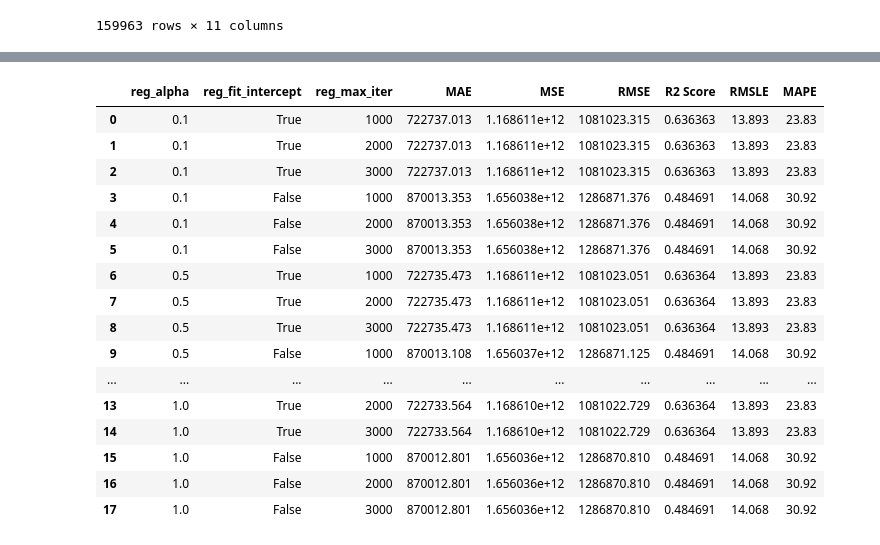
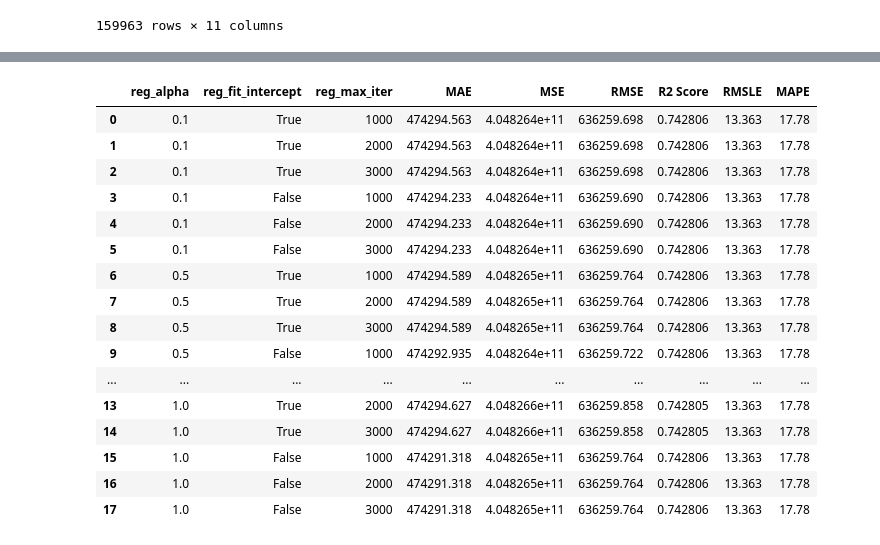
Before and after one commit to hairfann/airfare-prediction, a Jupyter notebook: data_cleaner.ipynb, the cells around one changed output, grey strips where cells are left out. Cells and saved outputs as stored; diff of their text form; code cells hidden in the pictures.

```diff
--- a/data_cleaner.ipynb
+++ b/data_cleaner.ipynb
@@ -195,0 +177,18 @@ flights.groupby(['src', 'dest'])['price'].describe()
+# %%
+business_flights = flights[flights['fare_class'] == 'Business']
+
+# Remove outliers based on IQR
+Q1 = business_flights['price'].quantile(0.25)
+Q3 = business_flights['price'].quantile(0.75)
+IQR = Q3 - Q1
+business_flights = business_flights[(business_flights['price'] >= Q1 - 1.5 * IQR) & (business_flights['price'] <= Q3 + 1.5 * IQR)]
+
+#point plot
+plt.figure(figsize=(10,6))
+plt.xticks(rotation=45)
+plt.title("Price of Business Class Flights")
+plt.xlabel("Airline")
+plt.ylabel("Price")
+plt.grid()
+plt.plot(business_flights['airline'], business_flights['price'], 'ro')
+plt.show()
@@ -195,0 +197,20 @@ flights.groupby(['src', 'dest'])['price'].describe()
+# %%
+economy_flights = flights[flights['fare_class'] == 'Economy']
+
+# Remove outliers based on IQR
+Q1 = economy_flights['price'].quantile(0.25)
+Q3 = economy_flights['price'].quantile(0.75)
+IQR = Q3 - Q1
+economy_flights = economy_flights[(economy_flights['price'] >= Q1 - 1.5 * IQR) & (economy_flights['price'] <= Q3 + 1.5 * IQR)]
+
+#point plot
+plt.figure(figsize=(10,6))
+plt.xticks(rotation=45)
+plt.title("Price of Business Class Flights")
+plt.xlabel("Airline")
+plt.ylabel("Price")
+plt.grid()
+plt.plot(economy_flights['airline'], economy_flights['price'], 'ro')
+plt.show()
+
+merged = pd.concat([business_flights, economy_flights])
@@ -196,5 +219,5 @@ flights.groupby(['src', 'dest'])['price'].describe()
 # %%
-flights_enc = pd.get_dummies(flights, drop_first=False)
+flights_enc = pd.get_dummies(merged, drop_first=False)
 flights_enc
 # %% [output]
 |  | price | cabin_luggage | hand_luggage | duration | days_left | airline_BambooAirways | airline_VietJetAir | ... |
@@ -295,47 +318,47 @@ import warnings
 warnings.filterwarnings('ignore')
 
 alpha = [0.1, 0.5, 1.0]
 fit_intercept = [True, False]
 max_iter = [1000, 2000, 3000]
 results_lasso = []
 lasso_iter = []
 new_row = []
 param_combinations = list(itertools.product(alpha, fit_intercept, max_iter))
 for params in tqdm(param_combinations, desc="Total Progress"):
     reg_alpha, reg_fit_intercept, reg_max_iter = params
-    pip.set_params(reg=Lasso(alpha=reg_alpha, fit_intercept=reg_fit_intercept, max_iter=reg_max_iter, tol=0.1))
+    pip.set_params(reg=Lasso(alpha=reg_alpha, fit_intercept=reg_fit_intercept, max_iter=reg_max_iter, tol=0.01))
     pip.fit(X_train, y_train)
     y_pred = pip.predict(X_test)
     new_row = [
         reg_alpha,
         reg_fit_intercept,
         reg_max_iter,
         round(mean_absolute_error(y_test, y_pred), 3),
         round(mean_squared_error(y_test, y_pred), 0),
         round(np.sqrt(mean_squared_error(y_test, y_pred)), 3),
         round(r2_score(y_test, y_pred), 6),
         round(np.log(np.sqrt(mean_squared_error(y_test, y_pred))), 3),
         round(MAPE(y_test, y_pred), 2)
     ]
     results_lasso.append(new_row)
 
 lasso_iter = pd.DataFrame(results_lasso, columns=['reg_alpha', 'reg_fit_intercept', 'reg_max_iter', 'MAE', 'MSE', 'RMSE', 'R2 Score', 'RMSLE', 'MAPE'])
 lasso_iter
 # %% [output]
 |  | reg_alpha | reg_fit_intercept | reg_max_iter | MAE | MSE | RMSE | R2 Score | RMSLE | MAPE |
-| 0 | 0.1 | True | 1000 | 722737.013 | 1.168611e+12 | 1081023.315 | 0.636363 | 13.893 | 23.83 |
-| 1 | 0.1 | True | 2000 | 722737.013 | 1.168611e+12 | 1081023.315 | 0.636363 | 13.893 | 23.83 |
-| 2 | 0.1 | True | 3000 | 722737.013 | 1.168611e+12 | 1081023.315 | 0.636363 | 13.893 | 23.83 |
-| 3 | 0.1 | False | 1000 | 870013.353 | 1.656038e+12 | 1286871.376 | 0.484691 | 14.068 | 30.92 |
-| 4 | 0.1 | False | 2000 | 870013.353 | 1.656038e+12 | 1286871.376 | 0.484691 | 14.068 | 30.92 |
-| 5 | 0.1 | False | 3000 | 870013.353 | 1.656038e+12 | 1286871.376 | 0.484691 | 14.068 | 30.92 |
-| 6 | 0.5 | True | 1000 | 722735.473 | 1.168611e+12 | 1081023.051 | 0.636364 | 13.893 | 23.83 |
-| 7 | 0.5 | True | 2000 | 722735.473 | 1.168611e+12 | 1081023.051 | 0.636364 | 13.893 | 23.83 |
-| 8 | 0.5 | True | 3000 | 722735.473 | 1.168611e+12 | 1081023.051 | 0.636364 | 13.893 | 23.83 |
-| 9 | 0.5 | False | 1000 | 870013.108 | 1.656037e+12 | 1286871.125 | 0.484691 | 14.068 | 30.92 |
+| 0 | 0.1 | True | 1000 | 474294.563 | 4.048264e+11 | 636259.698 | 0.742806 | 13.363 | 17.78 |
+| 1 | 0.1 | True | 2000 | 474294.563 | 4.048264e+11 | 636259.698 | 0.742806 | 13.363 | 17.78 |
+| 2 | 0.1 | True | 3000 | 474294.563 | 4.048264e+11 | 636259.698 | 0.742806 | 13.363 | 17.78 |
+| 3 | 0.1 | False | 1000 | 474294.233 | 4.048264e+11 | 636259.690 | 0.742806 | 13.363 | 17.78 |
+| 4 | 0.1 | False | 2000 | 474294.233 | 4.048264e+11 | 636259.690 | 0.742806 | 13.363 | 17.78 |
+| 5 | 0.1 | False | 3000 | 474294.233 | 4.048264e+11 | 636259.690 | 0.742806 | 13.363 | 17.78 |
+| 6 | 0.5 | True | 1000 | 474294.589 | 4.048265e+11 | 636259.764 | 0.742806 | 13.363 | 17.78 |
+| 7 | 0.5 | True | 2000 | 474294.589 | 4.048265e+11 | 636259.764 | 0.742806 | 13.363 | 17.78 |
+| 8 | 0.5 | True | 3000 | 474294.589 | 4.048265e+11 | 636259.764 | 0.742806 | 13.363 | 17.78 |
+| 9 | 0.5 | False | 1000 | 474292.935 | 4.048264e+11 | 636259.722 | 0.742806 | 13.363 | 17.78 |
 | ... | ... | ... | ... | ... | ... | ... | ... | ... | ... |
-| 13 | 1.0 | True | 2000 | 722733.564 | 1.168610e+12 | 1081022.729 | 0.636364 | 13.893 | 23.83 |
-| 14 | 1.0 | True | 3000 | 722733.564 | 1.168610e+12 | 1081022.729 | 0.636364 | 13.893 | 23.83 |
-| 15 | 1.0 | False | 1000 | 870012.801 | 1.656036e+12 | 1286870.810 | 0.484691 | 14.068 | 30.92 |
-| 16 | 1.0 | False | 2000 | 870012.801 | 1.656036e+12 | 1286870.810 | 0.484691 | 14.068 | 30.92 |
-| 17 | 1.0 | False | 3000 | 870012.801 | 1.656036e+12 | 1286870.810 | 0.484691 | 14.068 | 30.92 |
+| 13 | 1.0 | True | 2000 | 474294.627 | 4.048266e+11 | 636259.858 | 0.742805 | 13.363 | 17.78 |
+| 14 | 1.0 | True | 3000 | 474294.627 | 4.048266e+11 | 636259.858 | 0.742805 | 13.363 | 17.78 |
+| 15 | 1.0 | False | 1000 | 474291.318 | 4.048265e+11 | 636259.764 | 0.742806 | 13.363 | 17.78 |
+| 16 | 1.0 | False | 2000 | 474291.318 | 4.048265e+11 | 636259.764 | 0.742806 | 13.363 | 17.78 |
+| 17 | 1.0 | False | 3000 | 474291.318 | 4.048265e+11 | 636259.764 | 0.742806 | 13.363 | 17.78 |
```
Also changed, not shown: parts of 16 cells of this notebook.
